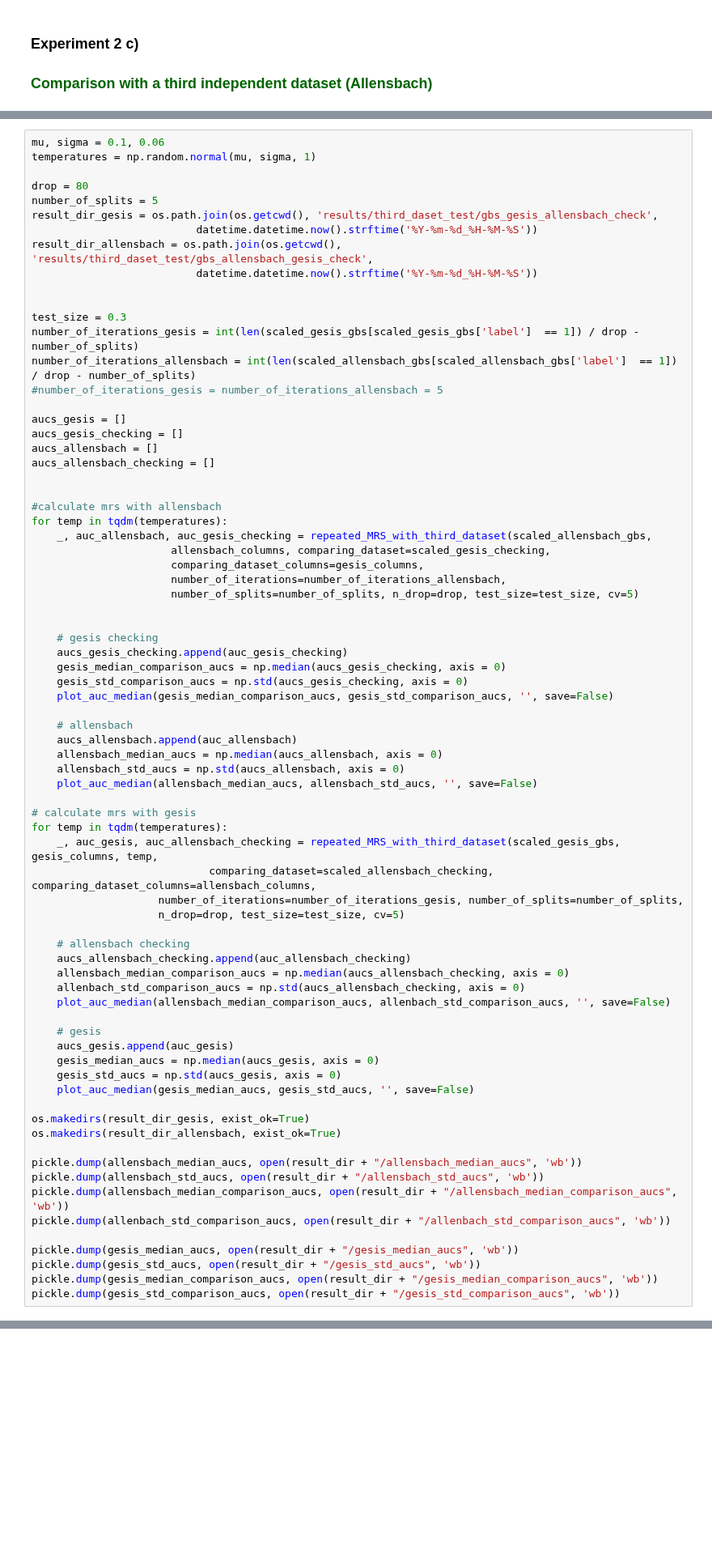
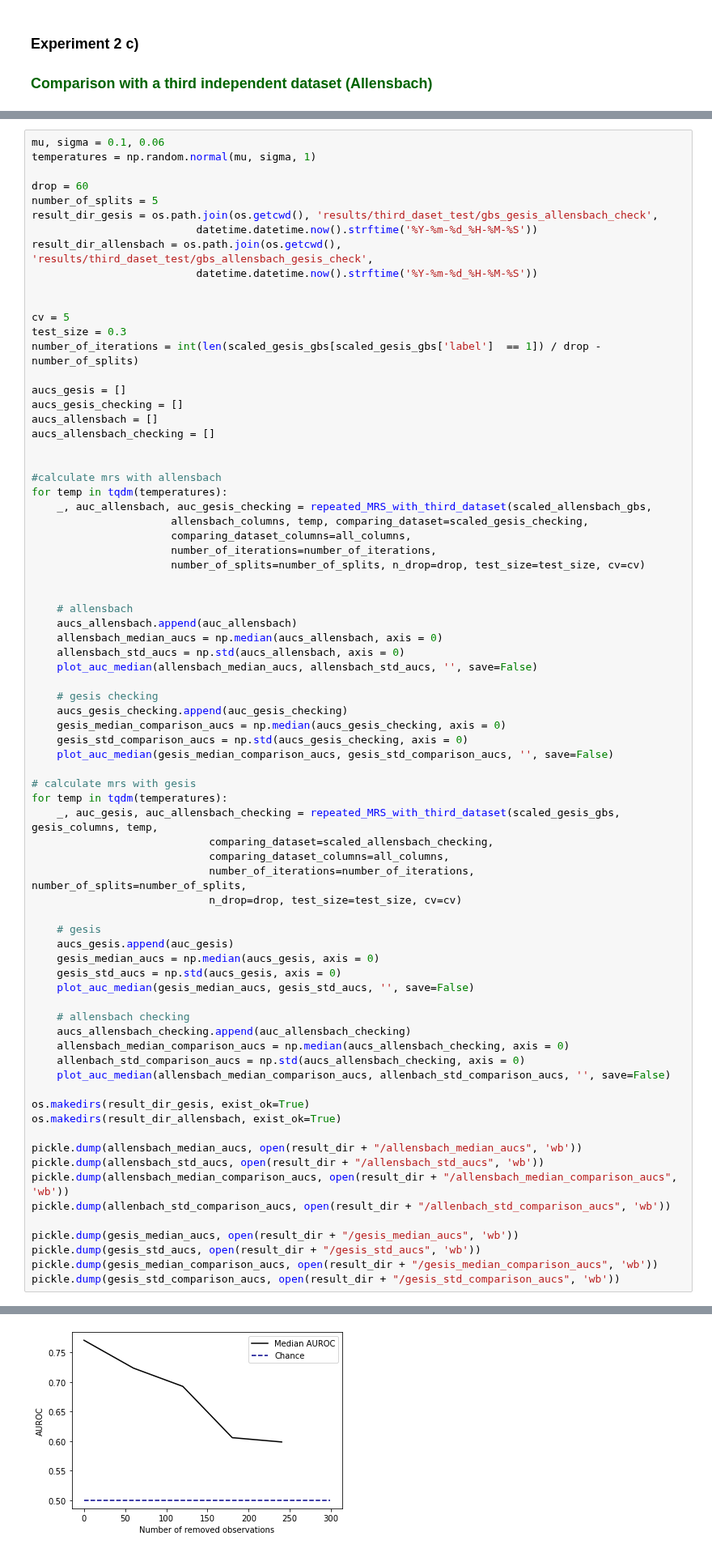
Before and after one commit to laksannathan/maximal-representative-sampling, a Jupyter notebook: src/Maximal Representative Sampling.ipynb, the cells around one changed output, grey strips where cells are left out. Shown at 81% size. Saved outputs shown, nothing was run; the diff lists cells and outputs as text; blank space fills up the shorter version.

```diff
--- a/src/Maximal Representative Sampling.ipynb
+++ b/src/Maximal Representative Sampling.ipynb
@@ -881,7 +928,7 @@ def repeated_MRS_with_third_dataset(df, columns, temperature, comparing_dataset,
 mu, sigma = 0.1, 0.06
 temperatures = np.random.normal(mu, sigma, 1)
 
-drop = 80
+drop = 60
 number_of_splits = 5
 result_dir_gesis = os.path.join(os.getcwd(), 'results/third_daset_test/gbs_gesis_allensbach_check',
                           datetime.datetime.now().strftime('%Y-%m-%d_%H-%M-%S'))
@@ -889,10 +936,9 @@ result_dir_allensbach = os.path.join(os.getcwd(), 'results/third_daset_test/gbs_
                           datetime.datetime.now().strftime('%Y-%m-%d_%H-%M-%S'))
 
 
+cv = 5
 test_size = 0.3
-number_of_iterations_gesis = int(len(scaled_gesis_gbs[scaled_gesis_gbs['label']  == 1]) / drop - number_of_splits)
-number_of_iterations_allensbach = int(len(scaled_allensbach_gbs[scaled_allensbach_gbs['label']  == 1]) / drop - number_of_splits)
-#number_of_iterations_gesis = number_of_iterations_allensbach = 5
+number_of_iterations = int(len(scaled_gesis_gbs[scaled_gesis_gbs['label']  == 1]) / drop - number_of_splits)
 
 aucs_gesis = []
 aucs_gesis_checking = []
@@ -903,11 +949,17 @@ aucs_allensbach_checking = []
 #calculate mrs with allensbach
 for temp in tqdm(temperatures):
     _, auc_allensbach, auc_gesis_checking = repeated_MRS_with_third_dataset(scaled_allensbach_gbs,
-                      allensbach_columns, comparing_dataset=scaled_gesis_checking,
-                      comparing_dataset_columns=gesis_columns,
-                      number_of_iterations=number_of_iterations_allensbach,
-                      number_of_splits=number_of_splits, n_drop=drop, test_size=test_size, cv=5)
+                      allensbach_columns, temp, comparing_dataset=scaled_gesis_checking,
+                      comparing_dataset_columns=all_columns,
+                      number_of_iterations=number_of_iterations,
+                      number_of_splits=number_of_splits, n_drop=drop, test_size=test_size, cv=cv)
 
+
+    # allensbach
+    aucs_allensbach.append(auc_allensbach)
+    allensbach_median_aucs = np.median(aucs_allensbach, axis = 0)
+    allensbach_std_aucs = np.std(aucs_allensbach, axis = 0)
+    plot_auc_median(allensbach_median_aucs, allensbach_std_aucs, '', save=False)
 
     # gesis checking
     aucs_gesis_checking.append(auc_gesis_checking)
@@ -915,30 +967,25 @@ for temp in tqdm(temperatures):
     gesis_std_comparison_aucs = np.std(aucs_gesis_checking, axis = 0)
     plot_auc_median(gesis_median_comparison_aucs, gesis_std_comparison_aucs, '', save=False)
 
-    # allensbach
-    aucs_allensbach.append(auc_allensbach)
-    allensbach_median_aucs = np.median(aucs_allensbach, axis = 0)
-    allensbach_std_aucs = np.std(aucs_allensbach, axis = 0)
-    plot_auc_median(allensbach_median_aucs, allensbach_std_aucs, '', save=False)
-
 # calculate mrs with gesis
 for temp in tqdm(temperatures):
     _, auc_gesis, auc_allensbach_checking = repeated_MRS_with_third_dataset(scaled_gesis_gbs, gesis_columns, temp,
-                            comparing_dataset=scaled_allensbach_checking, comparing_dataset_columns=allensbach_columns,
-                    number_of_iterations=number_of_iterations_gesis, number_of_splits=number_of_splits,
-                    n_drop=drop, test_size=test_size, cv=5)
+                            comparing_dataset=scaled_allensbach_checking,
+                            comparing_dataset_columns=all_columns,
+                            number_of_iterations=number_of_iterations, number_of_splits=number_of_splits,
+                            n_drop=drop, test_size=test_size, cv=cv)
+
+    # gesis
+    aucs_gesis.append(auc_gesis)
+    gesis_median_aucs = np.median(aucs_gesis, axis = 0)
+    gesis_std_aucs = np.std(aucs_gesis, axis = 0)
+    plot_auc_median(gesis_median_aucs, gesis_std_aucs, '', save=False)
 
     # allensbach checking
     aucs_allensbach_checking.append(auc_allensbach_checking)
     allensbach_median_comparison_aucs = np.median(aucs_allensbach_checking, axis = 0)
     allenbach_std_comparison_aucs = np.std(aucs_allensbach_checking, axis = 0)
     plot_auc_median(allensbach_median_comparison_aucs, allenbach_std_comparison_aucs, '', save=False)
-
-    # gesis
-    aucs_gesis.append(auc_gesis)
-    gesis_median_aucs = np.median(aucs_gesis, axis = 0)
-    gesis_std_aucs = np.std(aucs_gesis, axis = 0)
-    plot_auc_median(gesis_median_aucs, gesis_std_aucs, '', save=False)
 
 os.makedirs(result_dir_gesis, exist_ok=True)
 os.makedirs(result_dir_allensbach, exist_ok=True)
@@ -956,0 +1003 @@ NameError: name 'scaled_allensbach_gbs' is not defined
+[figure, added]
```
Also changed, not shown: parts of 13 cells of this notebook, 17 other files.
